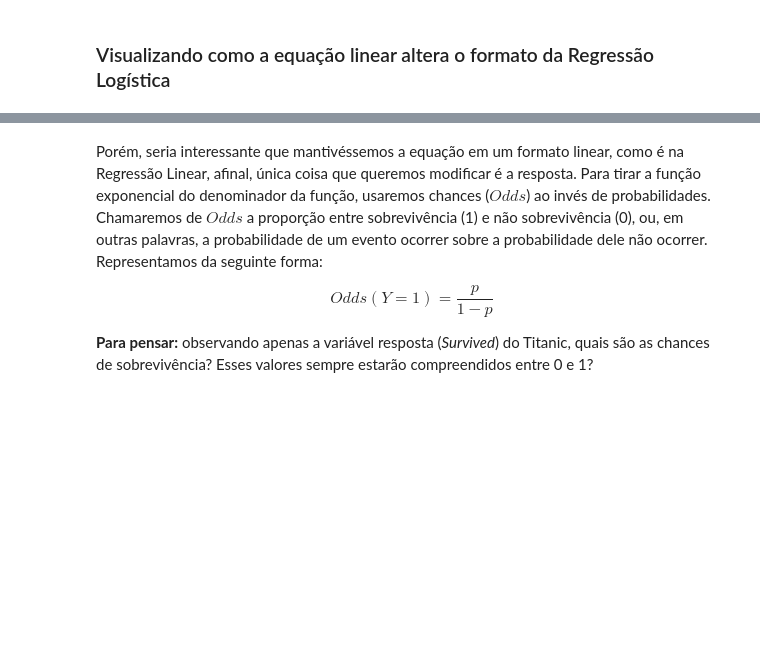
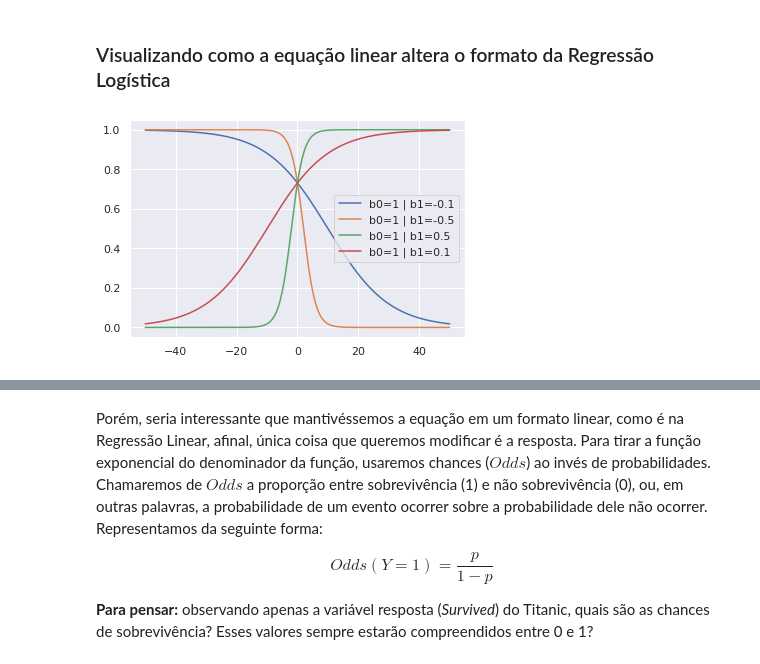
Before and after one commit to walisson-silva-ada/827-data-science, a Jupyter notebook: 03. Regressão Logística/3.1. Regressão Logística.ipynb, the cells around one changed output, grey strips where cells are left out. Drawn from its saved outputs; the diff is of its cells as text; code cells hidden in the pictures; blank space fills up the shorter version.

```diff
--- a/03. Regressão Logística/3.1. Regressão Logística.ipynb
+++ b/03. Regressão Logística/3.1. Regressão Logística.ipynb
@@ -202,15 +215,17 @@ sigmoid = lambda x: 1/(1 + np.exp(-x))
 def regressao_linear(x, b0, b1):
   return b0 + b1*x
 # %%
-x = np.linspace(-10, 10, 1000)
+x = np.linspace(-50, 50, 1000)
 
 b0 = 1
 b1_list = [-0.1, -0.5, 0.5, 0.1]
 
 for b1 in b1_list:
   y = sigmoid(regressao_linear(x, b0, b1))
 
   plt.plot(x, y, label=f"b0={b0} | b1={b1}")
   plt.legend()
 
 plt.show()
+# %% [output]
+[figure, added]
```
Also changed, not shown: parts of 5 cells of this notebook.
